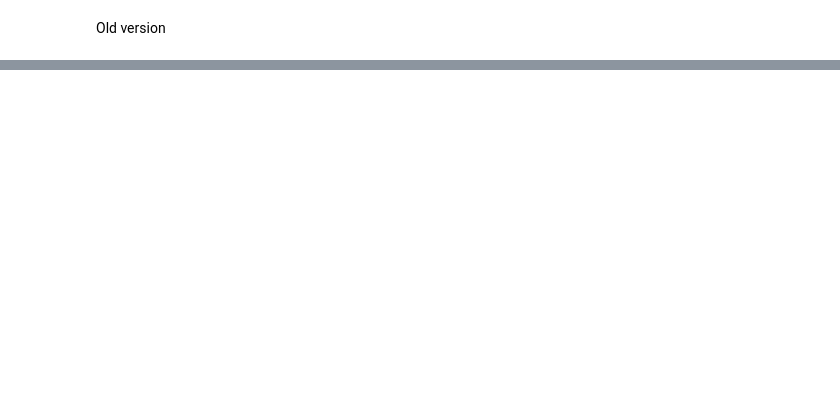
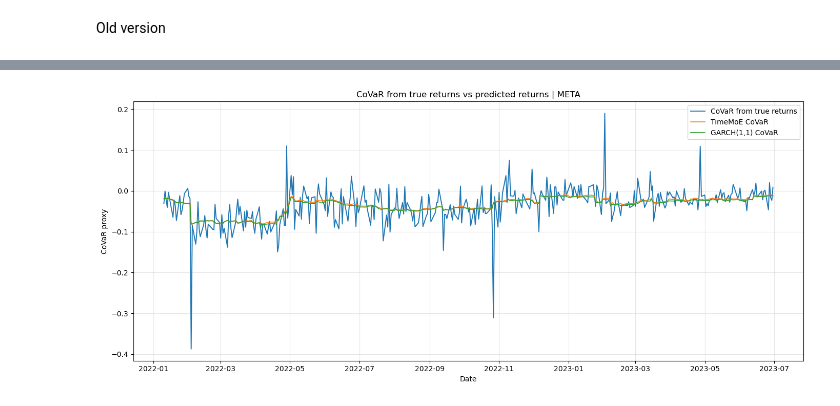
Before and after one commit to NastiaBur/project, a Jupyter notebook: data_parsing.ipynb, the cells around one changed output, grey strips where cells are left out. Drawn from its saved outputs; the diff is of its cells as text; code cells hidden in the pictures; blank space fills up the shorter version.

```diff
--- a/data_parsing.ipynb
+++ b/data_parsing.ipynb
@@ -203,0 +1389,18 @@ if __name__ == "__main__":
+# %%
+from compare.plot_graphics import plot_covar_true_vs_predicted
+
+plot_covar_true_vs_predicted(
+    df_1=dl_df,
+    df_2=garch_df,
+    panel="dataset_finance_fred2/eval_csv_with_context/inflation_2022_2023_with_context.csv",
+    model_1_name="TimeMoE",
+    model_2_name="GARCH(1,1)",
+    ticker="META",
+    start_date="2022-01-10",
+    end_date="2023-06-30",
+    aggregate_mode="last",
+    q=0.05,
+    # save_path="plots/meta_delta_covar_compare.png",
+)
+# %% [output]
+[figure, added]
```
Also changed, not shown: parts of 20 cells of this notebook, 31 other files.
